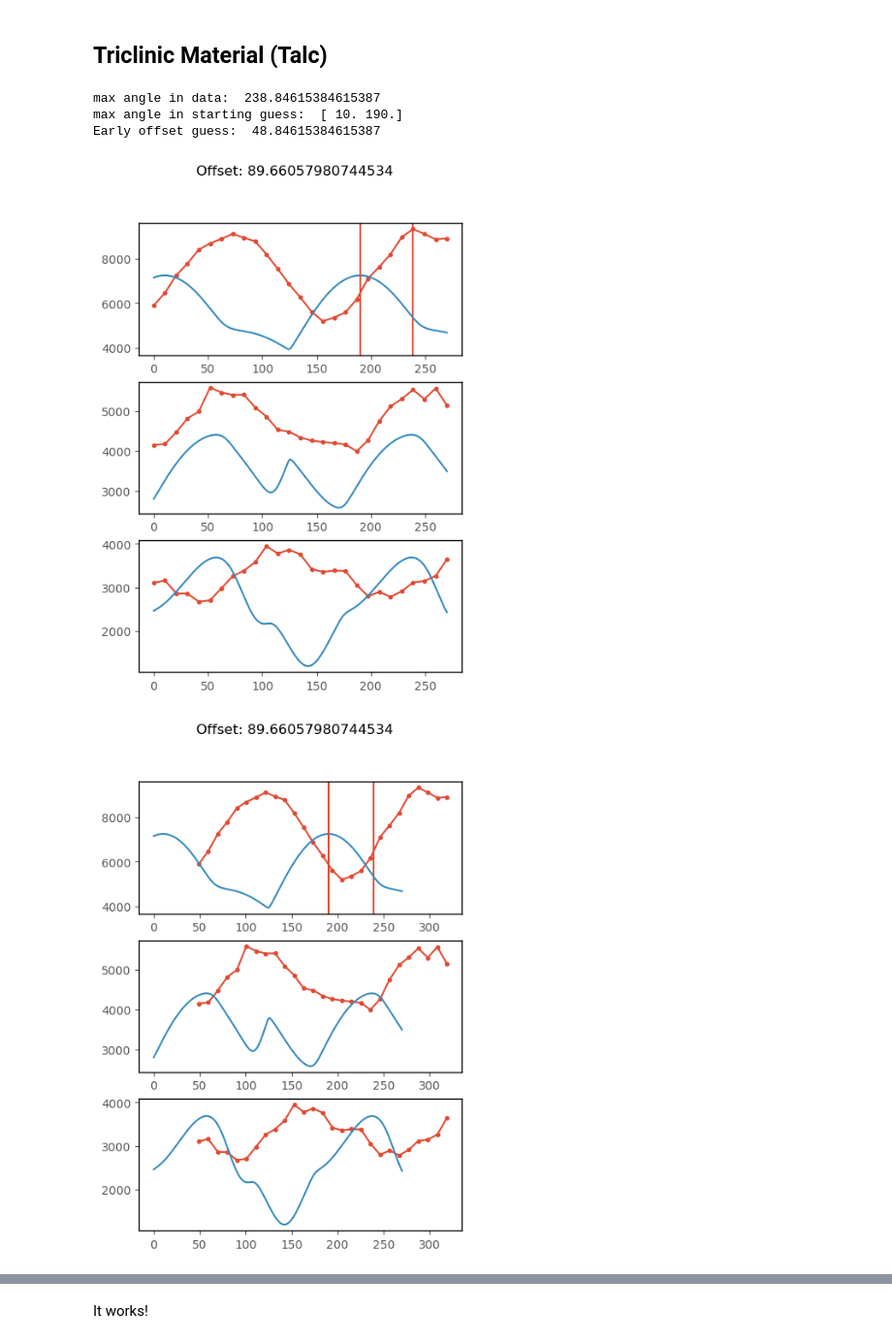
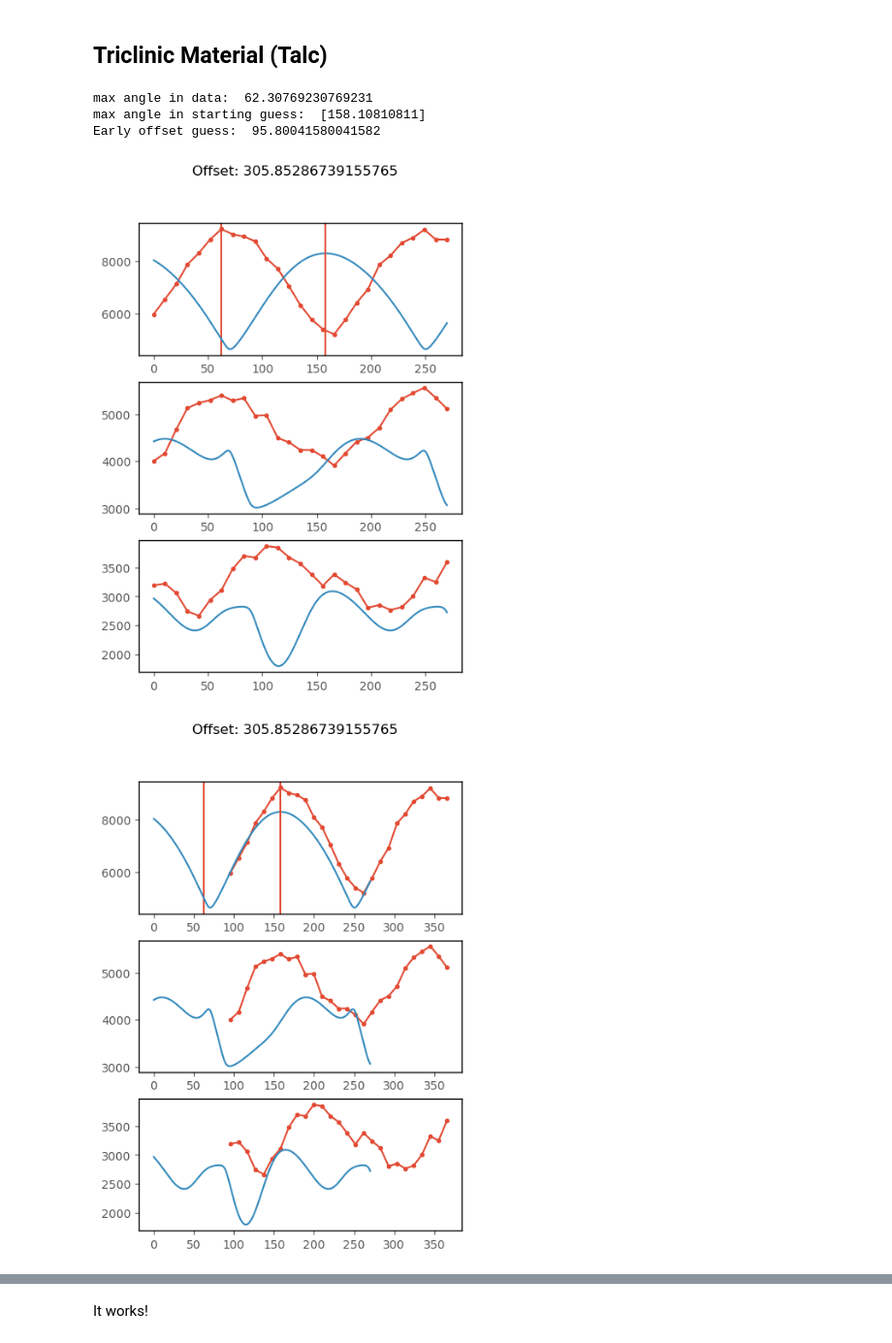
Before and after one commit to jordankando/brillouinfitting, a Jupyter notebook: BrillouinFitting/Brillouin_Fitting.ipynb, the cells around one changed output, grey strips where cells are left out. Shown at 97% size. Cells and saved outputs as stored; diff of their text form; code cells hidden in the pictures.

```diff
--- a/BrillouinFitting/Brillouin_Fitting.ipynb
+++ b/BrillouinFitting/Brillouin_Fitting.ipynb
@@ -420,7 +424,15 @@ plt.show()
 # %%
 import scipy.signal
 # %%
+talc_stiffness = [219.83e9,  59.66e9,  -4.82e9,  -0.82e9, -33.87e9, -1.04e9,
+                  216.38e9, -3.67e9,   1.79e9, -16.51e9,  -0.62e9,
+                  48.89e9,    4.12e9, -15.52e9,  -3.59e9,
+                  26.54e9,    -3.6e9,  -6.41e9,
+                  22.85e9,   -1.67e9,
+                  78.29e9] # Cij in Pa
+rho = 2.75e3 # kg/m^3
 
+talc_stiffness = np.array(talc_stiffness)
 hkl_norm = np.array([1,2,1])
 offset_true = 120
 
@@ -466,36 +478,36 @@ offset_x_idx = np.argmin(np.abs(offset_x))
 offset_x = np.min(np.abs(offset_x))
 
 print("max angle in data: ", max_angle_data)
 print("max angle in starting guess: ", max_angle_o)
 print("Early offset guess: ", offset_x)
 
 fig, ax = plt.subplots(3, 1, figsize = (5,7))
 ax[0].plot(angles, vps, '.-')
 ax[0].axvline(max_angle_data)
 ax[1].plot(angles, vs1s, '.-')
 ax[2].plot(angles, vs2s, '.-')
 ax[0].plot(angles_o, vps_o, '-')
 ax[0].axvline(max_angle_o[offset_x_idx])
 ax[1].plot(angles_o, vs1s_o, '-')
 ax[2].plot(angles_o, vs2s_o, '-')
 plt.suptitle("Offset: " + str(offset))
 plt.show()
 
 fig, ax = plt.subplots(3, 1, figsize = (5,7))
 ax[0].plot(angles+offset_x, vps, '.-')
 ax[0].axvline(max_angle_data)
 ax[1].plot(angles+offset_x, vs1s, '.-')
 ax[2].plot(angles+offset_x, vs2s, '.-')
 ax[0].plot(angles_o, vps_o, '-')
 ax[0].axvline(max_angle_o[offset_x_idx])
 ax[1].plot(angles_o, vs1s_o, '-')
 ax[2].plot(angles_o, vs2s_o, '-')
 plt.suptitle("Offset: " + str(offset))
 plt.show()
 # %% [output]
-max angle in data:  238.84615384615387
-max angle in starting guess:  [ 10. 190.]
-Early offset guess:  48.84615384615387
+max angle in data:  62.30769230769231
+max angle in starting guess:  [158.10810811]
+Early offset guess:  95.80041580041582
-[figure, old version]
+[figure, new version]
-[figure, old version]
+[figure, new version]
 # %%
```
Also changed, not shown: parts of 7 cells of this notebook.
